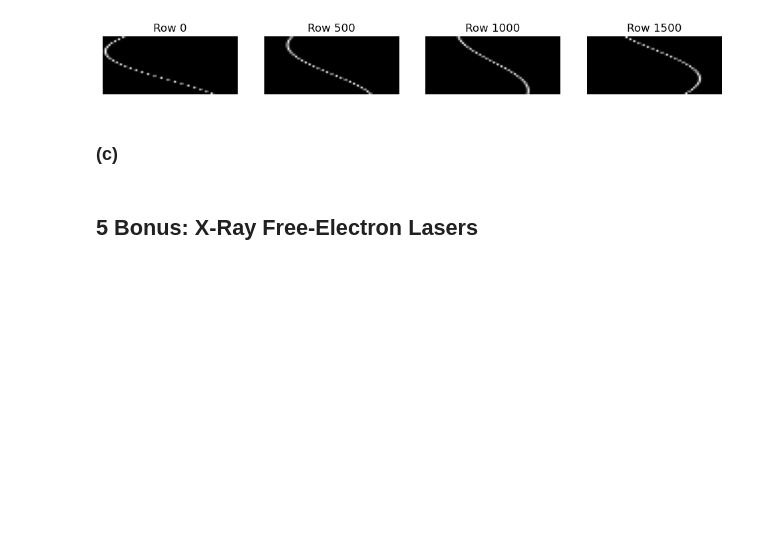
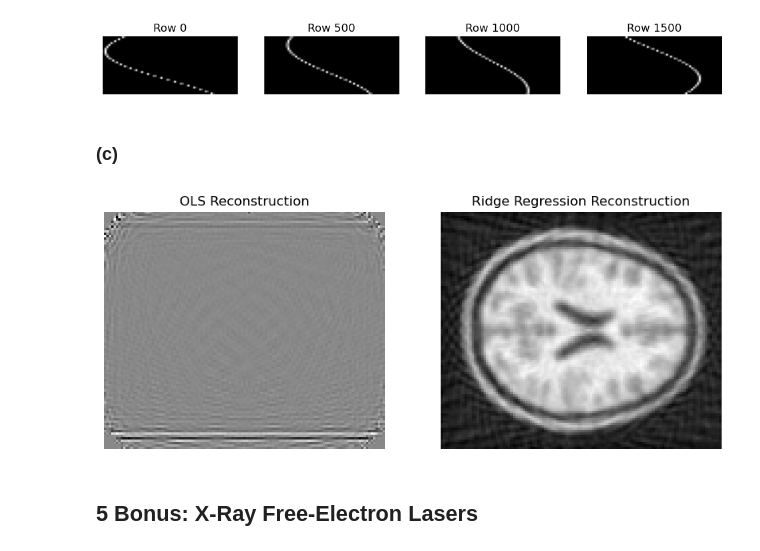
Before and after one commit to Claitos/mlph_w24, a Jupyter notebook: sheet03/Exercise03_Kusch_Weinreich.ipynb, the cells around one changed output. Cells and saved outputs as stored; diff of their text form; code cells hidden in the pictures; blank space fills up the shorter version.

```diff
--- a/sheet03/Exercise03_Kusch_Weinreich.ipynb
+++ b/sheet03/Exercise03_Kusch_Weinreich.ipynb
@@ -216,10 +217,27 @@ plt.show()
 ### (c)
 # %%
 # TODO: solve the reconstruction with linear regression and visualize the result
+
+image = sino @ np.linalg.pinv(design_matrix)
 # %%
 # TODO: solve the reconstruction with ridge regression and visualize the result
 # Optional: try out different regularization strengths and oberve the influence
-from sklearn.linear_model import Ridge
+
+ridge = Ridge(alpha=1.0)  # Adjust alpha for stronger/weaker regularization
+ridge.fit(design_matrix.T, sino.T)
+I_ridge = ridge.coef_
+# %%
+fig, axes = plt.subplots(1, 2, figsize=(10, 5))
+axes[0].imshow(image.reshape((99,117)), cmap='gray')
+axes[0].set_title("OLS Reconstruction")
+axes[0].axis('off')
+
+axes[1].imshow(I_ridge.reshape((99,117)), cmap='gray')
+axes[1].set_title("Ridge Regression Reconstruction")
+axes[1].axis('off')
+plt.show()
+# %% [output]
+[figure, added]
 # %% [markdown]
 ## 5 Bonus: X-Ray Free-Electron Lasers
 # %%
```
Also changed, not shown: parts of 1 cell of this notebook.
